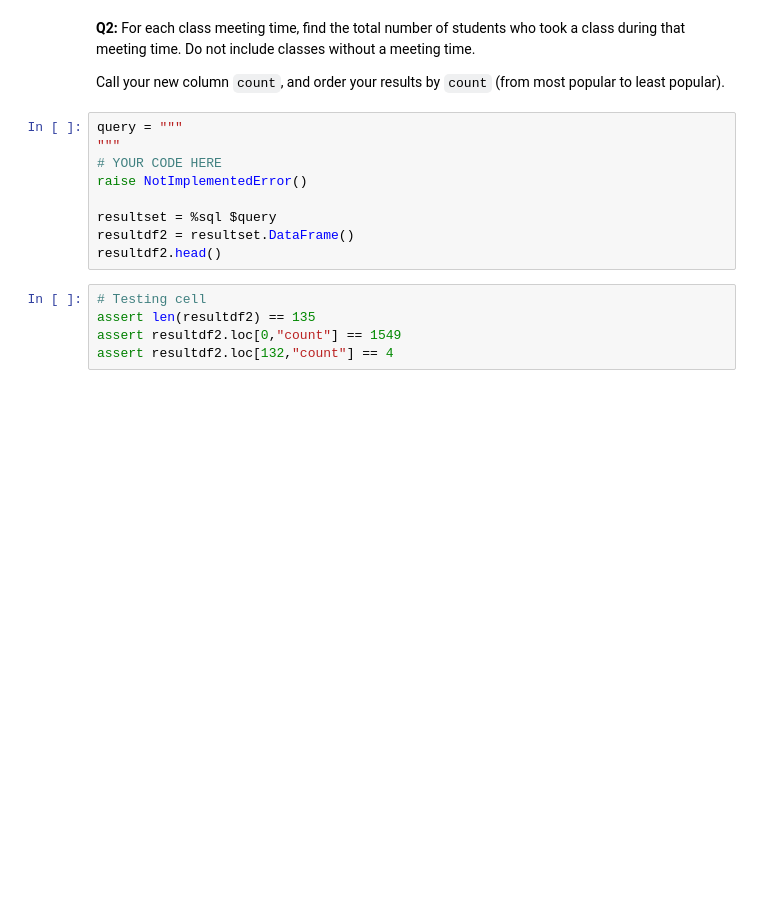
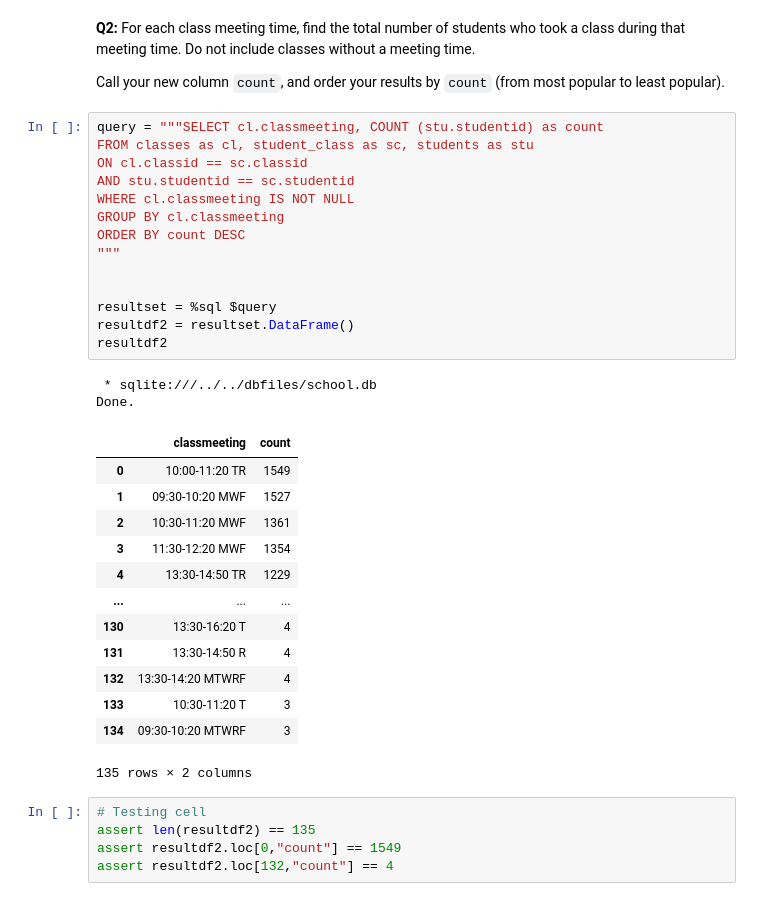
Before and after one commit to nova-nguyen/Data-System-Coursework, a Jupyter notebook: hw/HW_4.d/multiple_advanced.ipynb, the cells around one changed output. Drawn from its saved outputs; the diff is of its cells as text; blank space fills up the shorter version.

```diff
--- a/hw/HW_4.d/multiple_advanced.ipynb
+++ b/hw/HW_4.d/multiple_advanced.ipynb
@@ -69,15 +88,36 @@ assert resultdf1.loc[4,"num_sections"] == 3
 **Q2:** For each class meeting time, find the total number of students who took a class during that meeting time.  Do not include classes without a meeting time.
 
 Call your new column `count`, and order your results by `count` (from most popular to least popular).
-# %%
-query = """
-"""
-# YOUR CODE HERE
-raise NotImplementedError()
-
-resultset = %sql $query
-resultdf2 = resultset.DataFrame()
-resultdf2.head()
+# %%
+query = """SELECT cl.classmeeting, COUNT (stu.studentid) as count
+FROM classes as cl, student_class as sc, students as stu
+ON cl.classid == sc.classid
+AND stu.studentid == sc.studentid
+WHERE cl.classmeeting IS NOT NULL
+GROUP BY cl.classmeeting
+ORDER BY count DESC
+"""
+
+
+resultset = %sql $query
+resultdf2 = resultset.DataFrame()
+resultdf2
+# %% [output]
+ * sqlite:///../../dbfiles/school.db
+Done.
+|  | classmeeting | count |
+| 0 | 10:00-11:20 TR | 1549 |
+| 1 | 09:30-10:20 MWF | 1527 |
+| 2 | 10:30-11:20 MWF | 1361 |
+| 3 | 11:30-12:20 MWF | 1354 |
+| 4 | 13:30-14:50 TR | 1229 |
+| ... | ... | ... |
+| 130 | 13:30-16:20 T | 4 |
+| 131 | 13:30-14:50 R | 4 |
+| 132 | 13:30-14:20 MTWRF | 4 |
+| 133 | 10:30-11:20 T | 3 |
+| 134 | 09:30-10:20 MTWRF | 3 |
+135 rows × 2 columns
 # %%
 # Testing cell
 assert len(resultdf2) == 135
```
Also changed, not shown: parts of 19 cells of this notebook.
